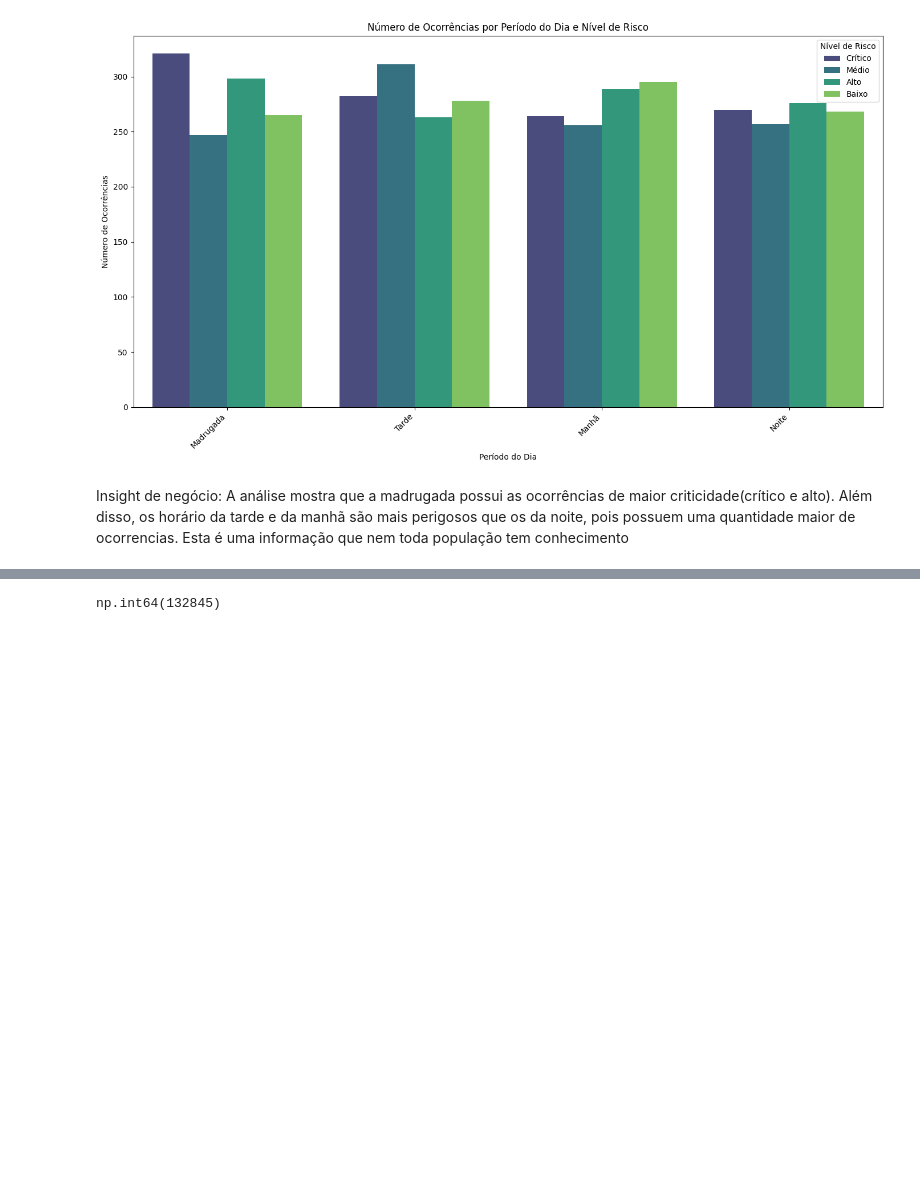
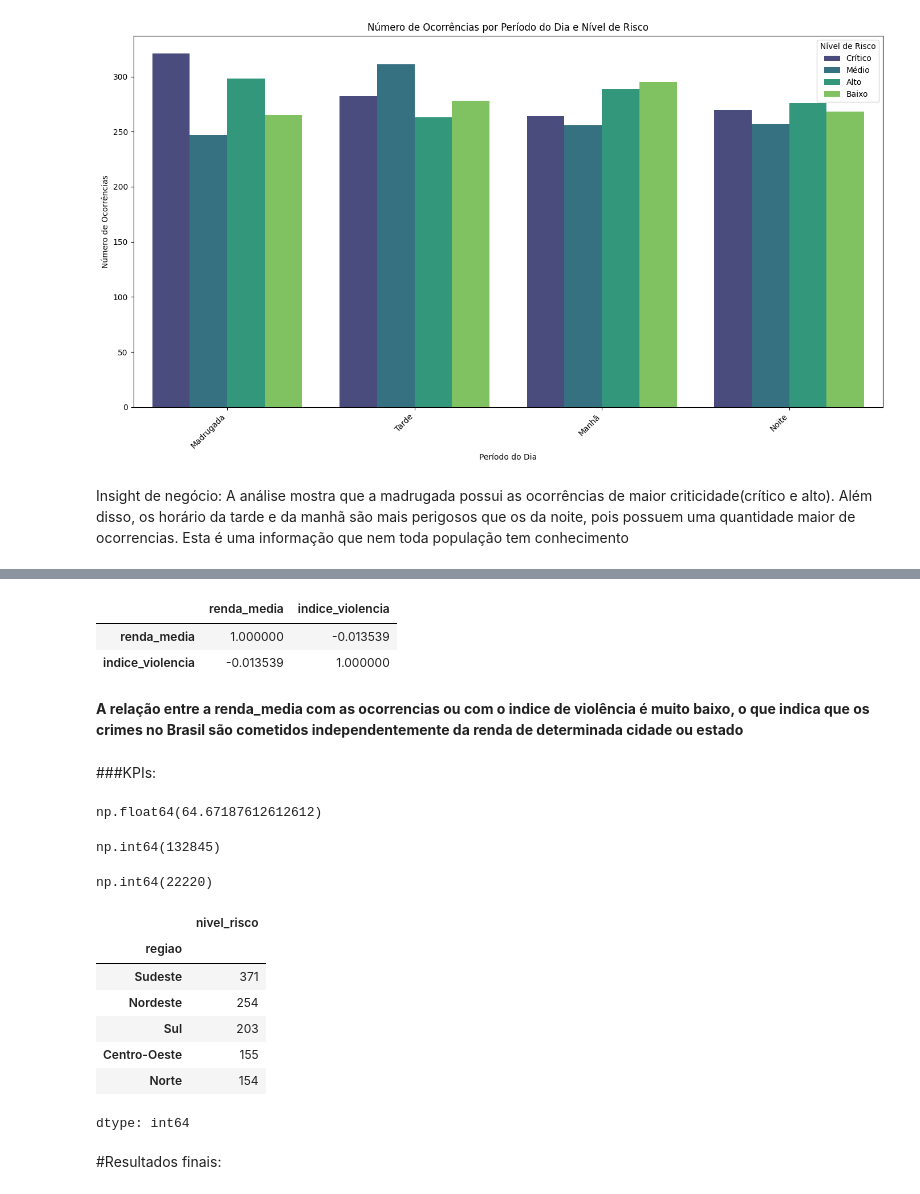
Before and after one commit to Le0z1nk/An-liseDados-Criminalidade-no-Brasil, a Jupyter notebook: notebook/Análise_de_Crimes_no_Brasil.ipynb, the cells around one changed output, grey strips where cells are left out. Cells and saved outputs as stored; diff of their text form; code cells hidden in the pictures; blank space fills up the shorter version.

```diff
--- a/notebook/Análise_de_Crimes_no_Brasil.ipynb
+++ b/notebook/Análise_de_Crimes_no_Brasil.ipynb
@@ -287 +299,16 @@ Insight de negócio: A análise mostra que a madrugada possui as ocorrências de
+# %%
+# Correlação entre renda e indice de violencia
+crimes_df[['renda_media','indice_violencia']].corr()
+# %% [output]
+|  | renda_media | indice_violencia |
+| renda_media | 1.000000 | -0.013539 |
+| indice_violencia | -0.013539 | 1.000000 |
+# %% [markdown]
+**A relação entre a renda_media com as ocorrencias ou com o indice de violência é muito baixo, o que indica que os crimes no Brasil são cometidos independentemente da renda de determinada cidade ou estado**
+# %% [markdown]
+###KPIs:
+# %%
+crimes_df['indice_violencia'].mean() # Média de do Índice de violência total no Brasil
+# %% [output]
+np.float64(64.67187612612612)
 # %%
@@ -294,0 +318,18 @@ crimes_df['renda_media']
+# %%
+crimes_df['vitimas'].sum() # Total de vítimas no Brasil:  22.220 vítimas
+# %% [output]
+np.int64(22220)
+# %%
+df_crime_critico = crimes_df[crimes_df['nivel_risco'] == 'Crítico']
+df_crime_critico.groupby('regiao')['nivel_risco'].count().sort_values(ascending=False) # Número de ocorrências de crimes críticos por região
+# %% [output]
+|  | nivel_risco |
+| regiao |  |
+| Sudeste | 371 |
+| Nordeste | 254 |
+| Sul | 203 |
+| Centro-Oeste | 155 |
+| Norte | 154 |
+dtype: int64
+# %% [markdown]
+#Resultados finais:
```
Also changed, not shown: parts of 5 cells of this notebook, 1 other file.
